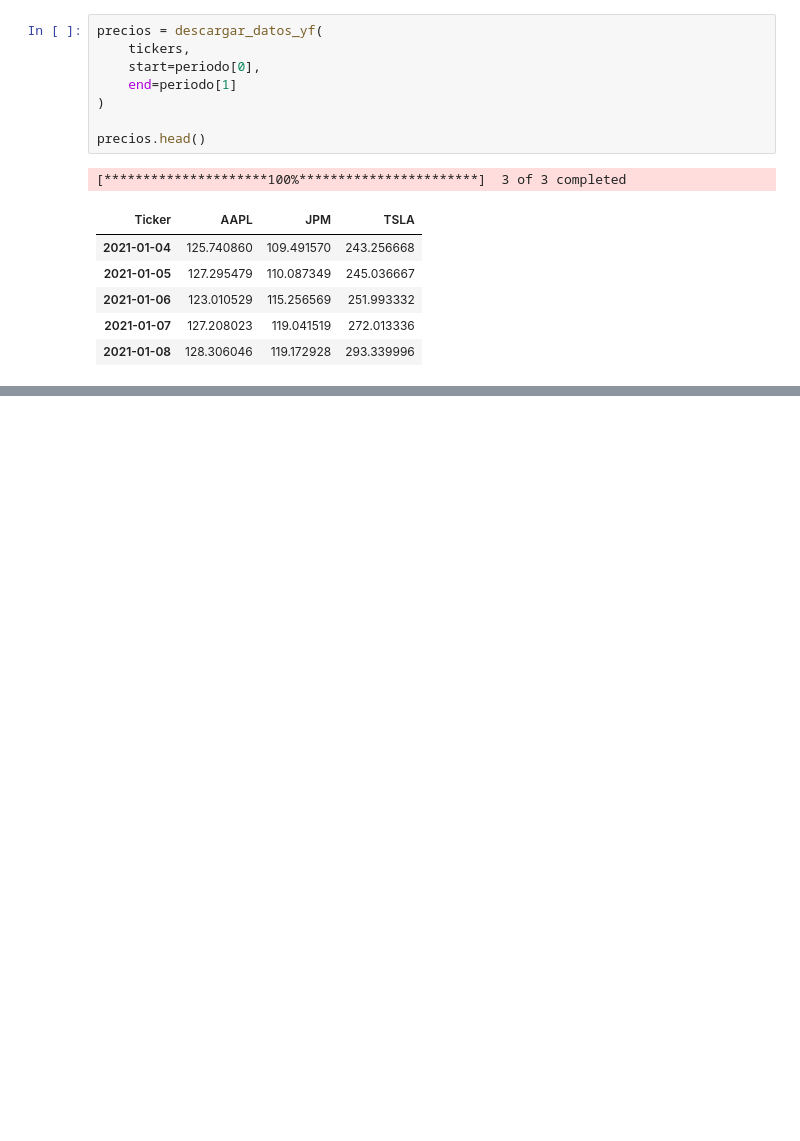
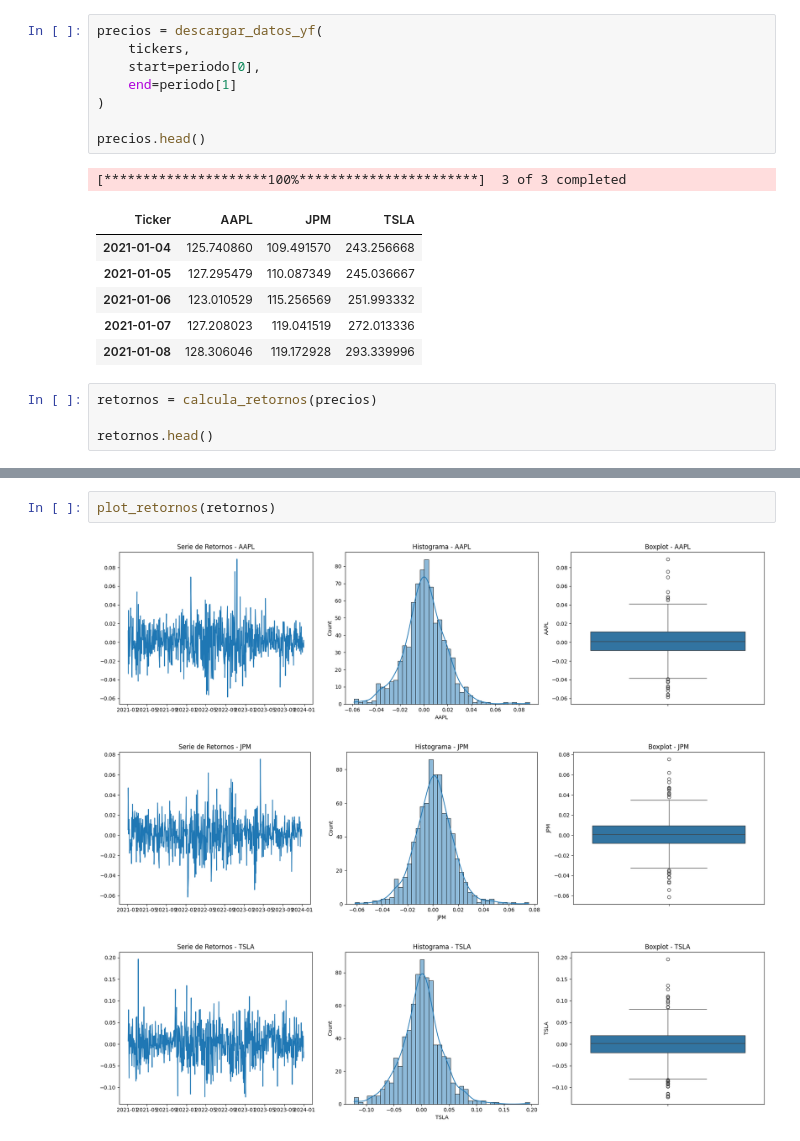
Before and after one commit to Antoniacifuentes/ds_finance_cifuentes, a Jupyter notebook: notebooks/analisis_financiero.ipynb, the cells around one changed output, grey strips where cells are left out. Drawn from its saved outputs; the diff is of its cells as text; blank space fills up the shorter version.

```diff
--- a/notebooks/analisis_financiero.ipynb
+++ b/notebooks/analisis_financiero.ipynb
@@ -26,3 +26,7 @@ precios.head()
 | 2021-01-06 | 123.010529 | 115.256569 | 251.993332 |
 | 2021-01-07 | 127.208023 | 119.041519 | 272.013336 |
 | 2021-01-08 | 128.306046 | 119.172928 | 293.339996 |
+# %%
+retornos = calcula_retornos(precios)
+
+retornos.head()
@@ -28,0 +50,6 @@ precios.head()
+# %%
+plot_retornos(retornos)
+# %% [output]
+[figure, added]
+[figure, added]
+[figure, added]
```
Also changed, not shown: parts of 3 cells of this notebook.
